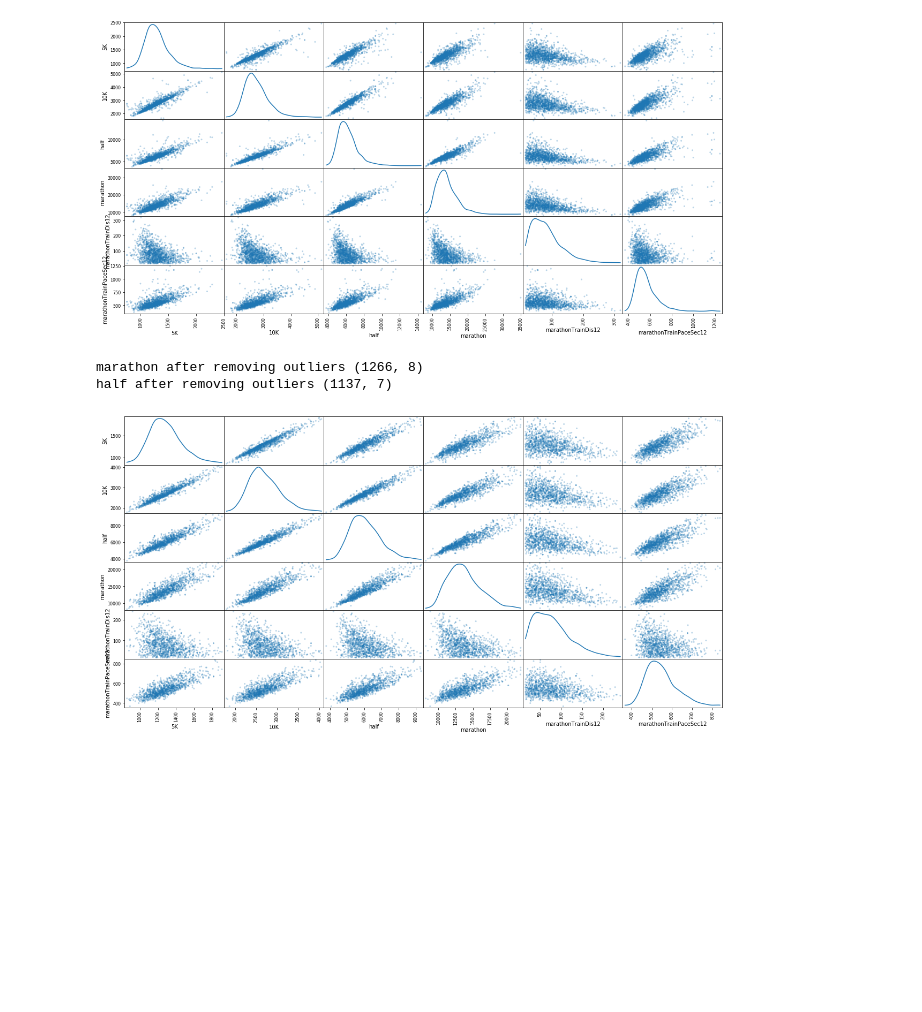
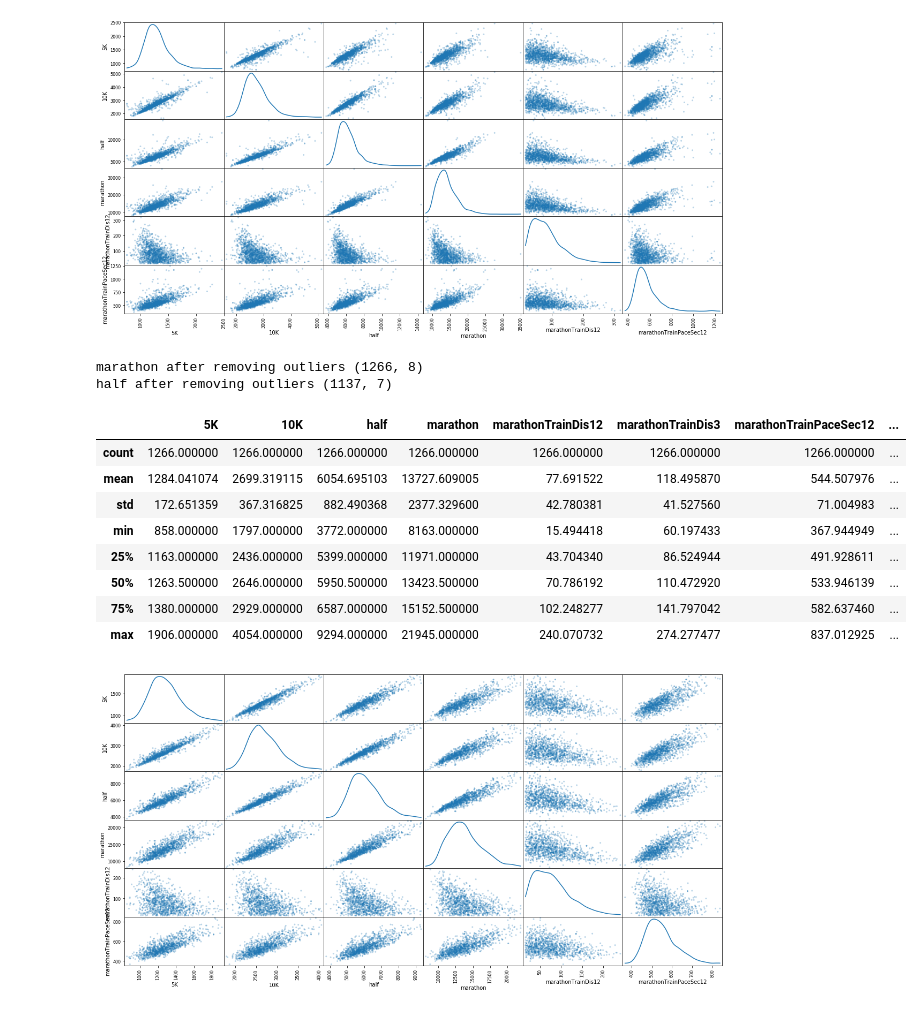
Before and after one commit to dbilenkin/machine-learning, a Jupyter notebook: MLRacePredictor/MLRacePredictor.ipynb, the cells around one changed output. Drawn from its saved outputs; the diff is of its cells as text; code cells hidden in the pictures; blank space fills up the shorter version.

```diff
--- a/MLRacePredictor/MLRacePredictor.ipynb
+++ b/MLRacePredictor/MLRacePredictor.ipynb
@@ -163,32 +202,43 @@ pd.plotting.scatter_matrix(data['marathon'][[
 # %%
 # Removing outliers
 # remove anyone who's times are totally out of whack. If you ran a sub 3 hour marathon and then ran a
 # 5K over 25 minutes, it's probably not an actual race, or maybe they ran with a friend or something. So even though
 # on their own, these aren't outliers, they are compared to each other.
 # Going to use a simple linear regression with every combo to find the outliers
 from sklearn.linear_model import LinearRegression
 from sklearn.ensemble import IsolationForest
 from sklearn.covariance import EllipticEnvelope
 from sklearn.ensemble import IsolationForest
 from itertools import combinations
 
+np.set_printoptions(threshold=np.nan)
+
 for race in data:
 
     outlier_detector = EllipticEnvelope(contamination=.2).fit(data[race])
     #outlier_detector = IsolationForest(contamination=.25).fit(data[race])
-
-    np.set_printoptions(threshold=np.nan)
 
     half_outliers = data[race][outlier_detector.predict(data[race])==-1]
     data[race] = data[race][outlier_detector.predict(data[race])==1]
 
     #display(half_outliers.sample(10))
     #display(data[race].sample(10))
 
     print race,'after removing outliers', data[race].shape
+
+display(data['marathon'].describe())
 # %% [output]
 marathon after removing outliers (1266, 8)
 half after removing outliers (1137, 7)
+|  | 5K | 10K | half | marathon | marathonTrainDis12 | marathonTrainDis3 | marathonTrainPaceSec12 | ... |
+| count | 1266.000000 | 1266.000000 | 1266.000000 | 1266.000000 | 1266.000000 | 1266.000000 | 1266.000000 | ... |
+| mean | 1284.041074 | 2699.319115 | 6054.695103 | 13727.609005 | 77.691522 | 118.495870 | 544.507976 | ... |
+| std | 172.651359 | 367.316825 | 882.490368 | 2377.329600 | 42.780381 | 41.527560 | 71.004983 | ... |
+| min | 858.000000 | 1797.000000 | 3772.000000 | 8163.000000 | 15.494418 | 60.197433 | 367.944949 | ... |
+| 25% | 1163.000000 | 2436.000000 | 5399.000000 | 11971.000000 | 43.704340 | 86.524944 | 491.928611 | ... |
+| 50% | 1263.500000 | 2646.000000 | 5950.500000 | 13423.500000 | 70.786192 | 110.472920 | 533.946139 | ... |
+| 75% | 1380.000000 | 2929.000000 | 6587.000000 | 15152.500000 | 102.248277 | 141.797042 | 582.637460 | ... |
+| max | 1906.000000 | 4054.000000 | 9294.000000 | 21945.000000 | 240.070732 | 274.277477 | 837.012925 | ... |
 # %%
 # Produce a scatter matrix for each pair of features in the data
 pd.plotting.scatter_matrix(data['marathon'][[
```
Also changed, not shown: parts of 11 cells of this notebook, 5 other files.
